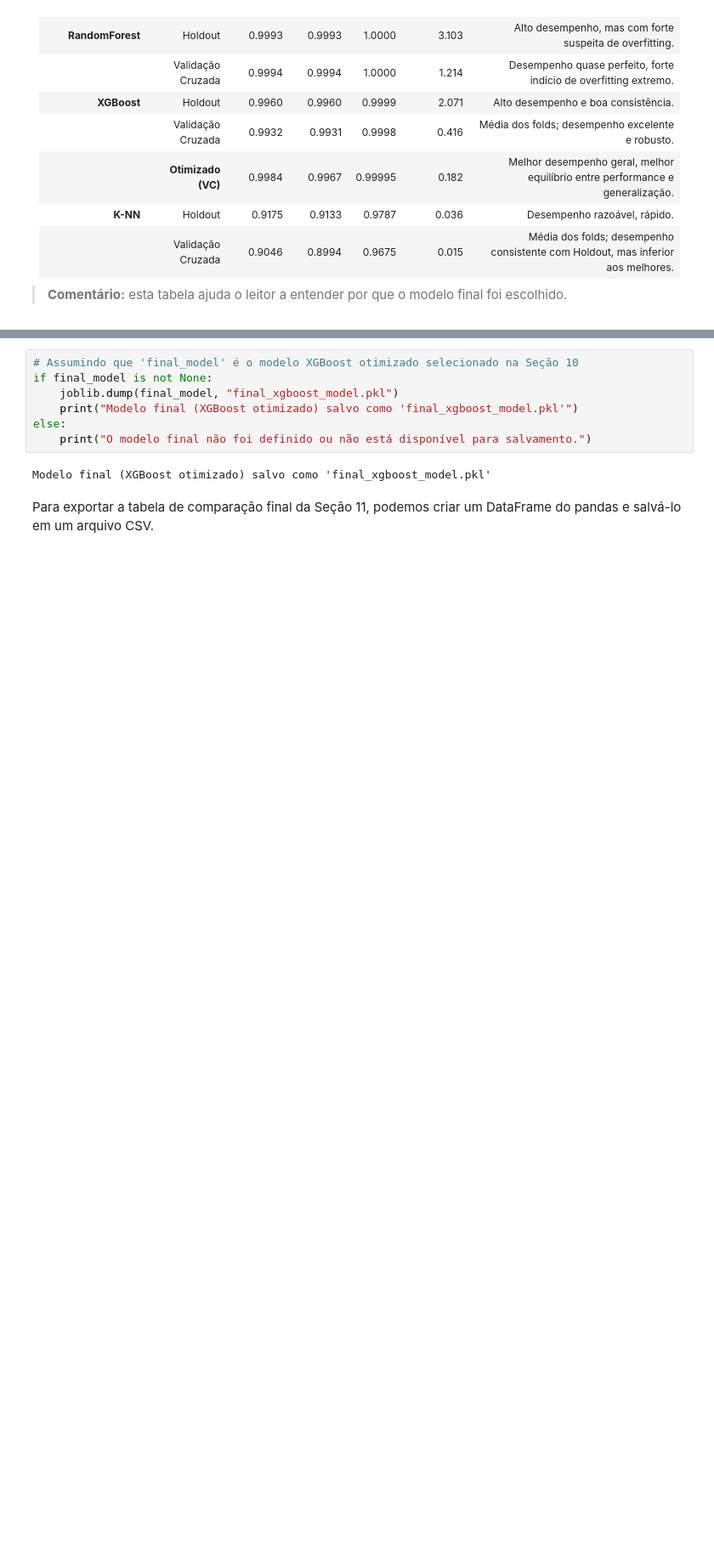
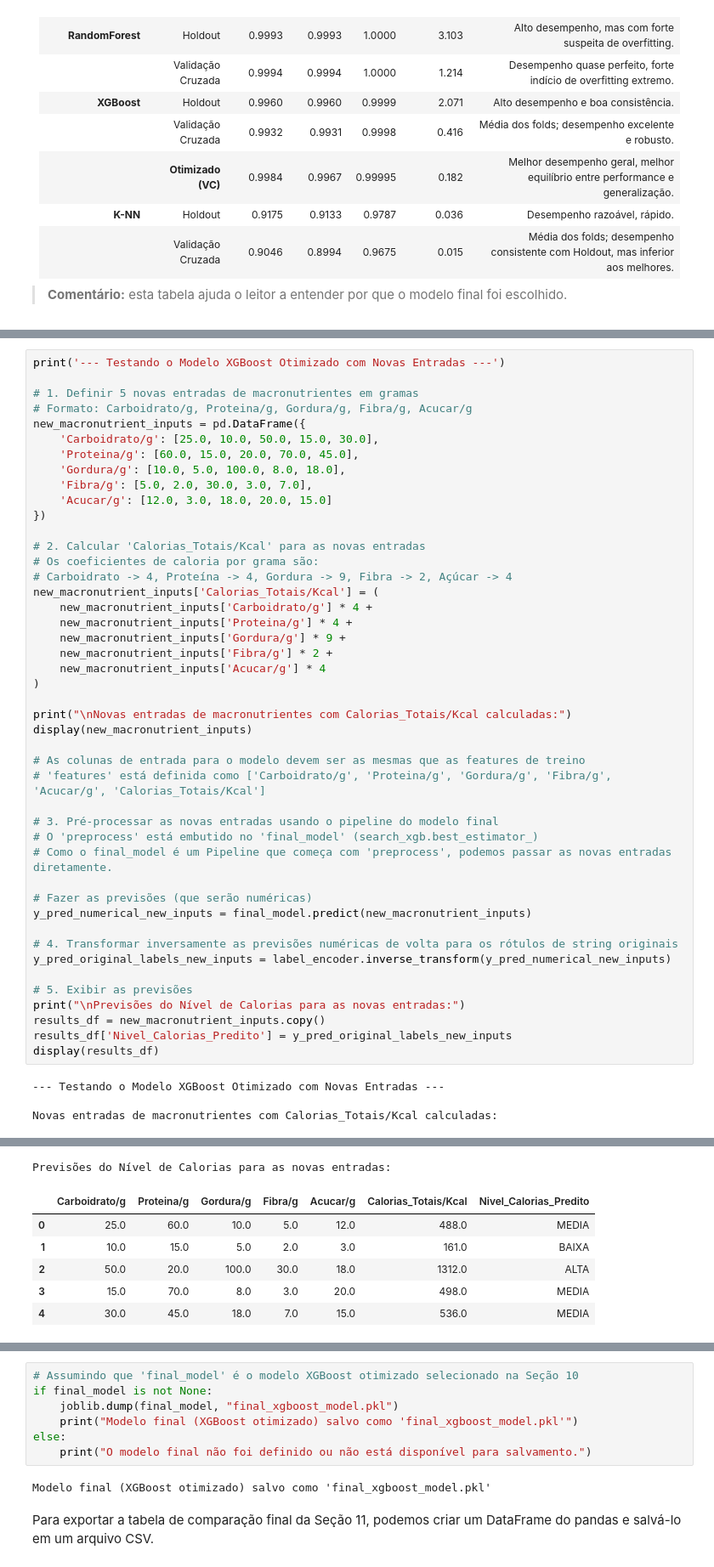
Before and after one commit to MGuidolini/PUC-MVP, a Jupyter notebook: MVP_ML_Analytics_Final.ipynb, the cells around one changed output, grey strips where cells are left out. Shown at 85% size. Saved outputs shown, nothing was run; the diff lists cells and outputs as text; blank space fills up the shorter version.

```diff
--- a/MVP_ML_Analytics_Final.ipynb
+++ b/MVP_ML_Analytics_Final.ipynb
@@ -2948,0 +2941,49 @@ Síntese comparativa, detalhando o desempenho de cada modelo avaliado pelos mét
+# %%
+print('--- Testando o Modelo XGBoost Otimizado com Novas Entradas ---')
+
+# 1. Definir 5 novas entradas de macronutrientes em gramas
+# Formato: Carboidrato/g, Proteina/g, Gordura/g, Fibra/g, Acucar/g
+new_macronutrient_inputs = pd.DataFrame({
+    'Carboidrato/g': [25.0, 10.0, 50.0, 15.0, 30.0],
+    'Proteina/g': [60.0, 15.0, 20.0, 70.0, 45.0],
+    'Gordura/g': [10.0, 5.0, 100.0, 8.0, 18.0],
+    'Fibra/g': [5.0, 2.0, 30.0, 3.0, 7.0],
+    'Acucar/g': [12.0, 3.0, 18.0, 20.0, 15.0]
+})
+
+# 2. Calcular 'Calorias_Totais/Kcal' para as novas entradas
+# Os coeficientes de caloria por grama são:
+# Carboidrato -> 4, Proteína -> 4, Gordura -> 9, Fibra -> 2, Açúcar -> 4
+new_macronutrient_inputs['Calorias_Totais/Kcal'] = (
+    new_macronutrient_inputs['Carboidrato/g'] * 4 +
+    new_macronutrient_inputs['Proteina/g'] * 4 +
+    new_macronutrient_inputs['Gordura/g'] * 9 +
+    new_macronutrient_inputs['Fibra/g'] * 2 +
+    new_macronutrient_inputs['Acucar/g'] * 4
+)
+
+print("\nNovas entradas de macronutrientes com Calorias_Totais/Kcal calculadas:")
+display(new_macronutrient_inputs)
+
+# As colunas de entrada para o modelo devem ser as mesmas que as features de treino
+# 'features' está definida como ['Carboidrato/g', 'Proteina/g', 'Gordura/g', 'Fibra/g', 'Acucar/g', 'Calorias_Totais/Kcal']
+
+# 3. Pré-processar as novas entradas usando o pipeline do modelo final
+# O 'preprocess' está embutido no 'final_model' (search_xgb.best_estimator_)
+# Como o final_model é um Pipeline que começa com 'preprocess', podemos passar as novas entradas diretamente.
+
+# Fazer as previsões (que serão numéricas)
+y_pred_numerical_new_inputs = final_model.predict(new_macronutrient_inputs)
+
+# 4. Transformar inversamente as previsões numéricas de volta para os rótulos de string originais
+y_pred_original_labels_new_inputs = label_encoder.inverse_transform(y_pred_numerical_new_inputs)
+
+# 5. Exibir as previsões
+print("\nPrevisões do Nível de Calorias para as novas entradas:")
+results_df = new_macronutrient_inputs.copy()
+results_df['Nivel_Calorias_Predito'] = y_pred_original_labels_new_inputs
+display(results_df)
+# %% [output]
+--- Testando o Modelo XGBoost Otimizado com Novas Entradas ---
+
+Novas entradas de macronutrientes com Calorias_Totais/Kcal calculadas:
@@ -2948,0 +2996,7 @@ Síntese comparativa, detalhando o desempenho de cada modelo avaliado pelos mét
+Previsões do Nível de Calorias para as novas entradas:
+|  | Carboidrato/g | Proteina/g | Gordura/g | Fibra/g | Acucar/g | Calorias_Totais/Kcal | Nivel_Calorias_Predito |
+| 0 | 25.0 | 60.0 | 10.0 | 5.0 | 12.0 | 488.0 | MEDIA |
+| 1 | 10.0 | 15.0 | 5.0 | 2.0 | 3.0 | 161.0 | BAIXA |
+| 2 | 50.0 | 20.0 | 100.0 | 30.0 | 18.0 | 1312.0 | ALTA |
+| 3 | 15.0 | 70.0 | 8.0 | 3.0 | 20.0 | 498.0 | MEDIA |
+| 4 | 30.0 | 45.0 | 18.0 | 7.0 | 15.0 | 536.0 | MEDIA |
```
Also changed, not shown: parts of 33 cells of this notebook.
